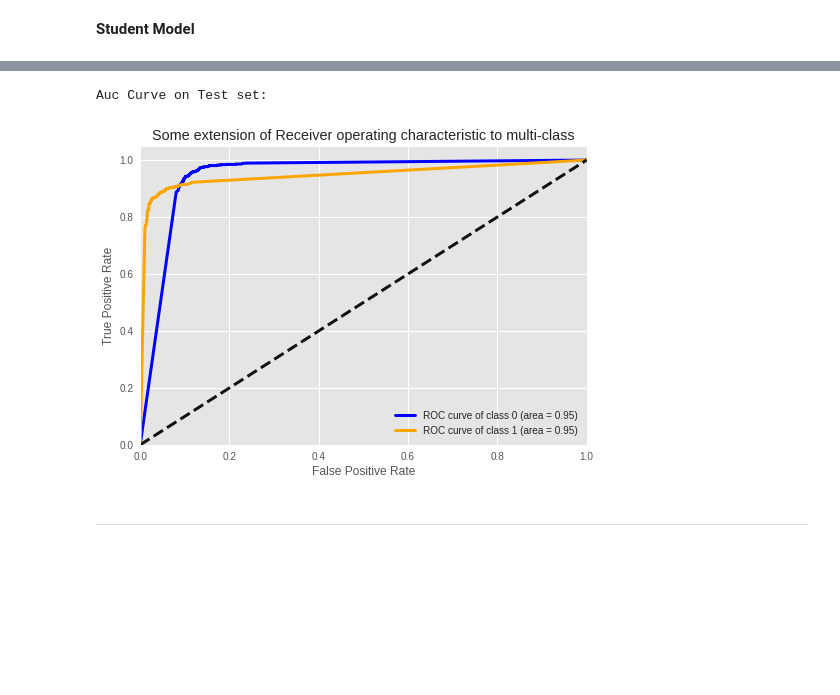
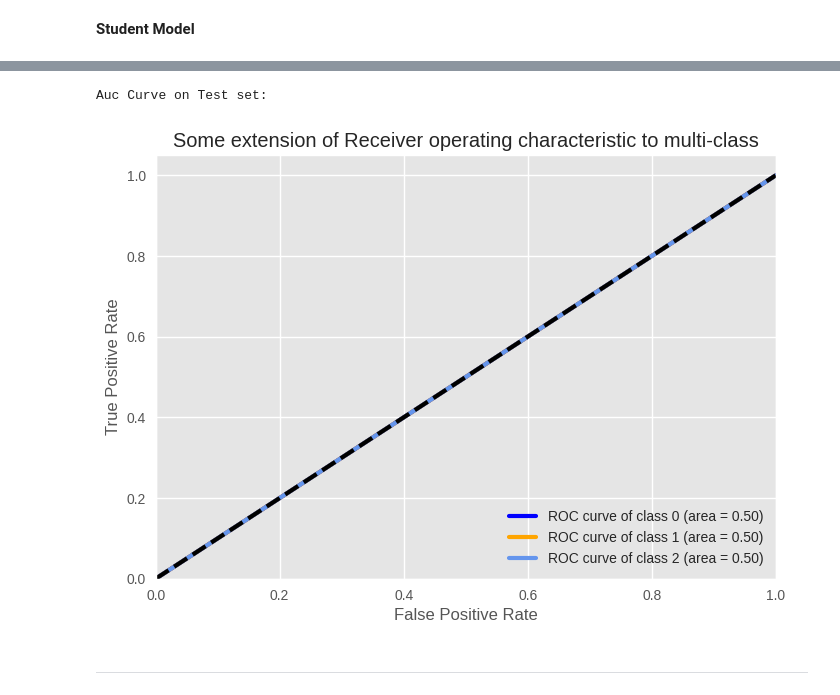
Before and after one commit to mshitie/KD-lesions, a Jupyter notebook: batch_training/Teacher&Student_Batch_32.ipynb, the cells around one changed output, grey strips where cells are left out. Saved outputs shown, nothing was run; the diff lists cells and outputs as text; code cells hidden in the pictures; blank space fills up the shorter version.

```diff
--- a/batch_training/Teacher&Student_Batch_32.ipynb
+++ b/batch_training/Teacher&Student_Batch_32.ipynb
@@ -355,11 +475,11 @@ tpr = dict()
 roc_auc = dict()
 
 for i in range(num_of_classes):
-    fpr[i], tpr[i], _ = roc_curve(Y_test[:, i], y_pred[:, i])
+    fpr[i], tpr[i], _ = roc_curve(y_test[:, i], y_pred[:, i])
     roc_auc[i] = auc(fpr[i], tpr[i])
 
 # Compute micro-average ROC curve and ROC area
-fpr["micro"], tpr["micro"], _ = roc_curve(Y_test.ravel(), y_pred.ravel())
+fpr["micro"], tpr["micro"], _ = roc_curve(y_test.ravel(), y_pred.ravel())
 roc_auc["micro"] = auc(fpr["micro"], tpr["micro"])
 
 
@@ -389,7 +512,7 @@ plt.show()
 # Student model that is stand-alone. We will evaluate its accuracy compared to a teacher trained student model
 # Hyperparameters
 input_shape = (224, 224, 3) # Input shape of each image
-nb_classes = 2
+nb_classes = 3
 
 customstudent = Sequential()
 customstudent.add(Conv2D(128, kernel_size=(3, 3),activation='relu', input_shape=input_shape))
@@ -433,7 +556,7 @@ None
 # Raise the temperature of teacher model and gather the soft targets
 
 # Collect the logits from the previous layer output and store it in a different model
-teacher_WO_Softmax = Model(model.input, model.get_layer('dense').output)
+teacher_WO_Softmax = Model(model.input, model.get_layer('dense_2').output)
 # %%
 # Define a manual softmax function
 def softmax(x):
@@ -607,7 +746,7 @@ import timeit
 
 start = timeit.default_timer()
 #Your statements here
-y_pred_student = customstudent.predict(X_test)
+y_pred_student = customstudent.predict(x_test)
 print(f'My predicted Y_test values are:\n' ,y_pred_student)
 
 stop = timeit.default_timer()
@@ -712,35 +859,35 @@ tpr = dict()
 roc_auc = dict()
 
 for i in range(num_of_classes):
-    fpr[i], tpr[i], _ = roc_curve(Y_test[:, i], y_pred_student[:, i])
+    fpr[i], tpr[i], _ = roc_curve(y_test[:, i], y_pred_student[:, i])
     roc_auc[i] = auc(fpr[i], tpr[i])
 
 # Compute micro-average ROC curve and ROC area
 # fpr["micro"], tpr["micro"], _ = roc_curve(Y_test.ravel(), y_pred_student.ravel())
 # roc_auc["micro"] = auc(fpr["micro"], tpr["micro"])
 
 
 lw = 3
 # Plot all ROC curves
 
 colors = cycle(['blue', 'orange', 'cornflowerblue'])
 for i, color in zip(range(num_of_classes), colors):
     plt.plot(fpr[i],tpr[i], color=color, lw=lw,
              label='ROC curve of class {0} (area = {1:0.2f})'
              ''.format(i, roc_auc[i]))
 
 plt.style.use('ggplot')
 plt.plot([0, 1], [0, 1], 'k--', lw=lw)
 plt.xlim([0.0, 1.0])
 plt.ylim([0.0, 1.05])
 
 plt.xlabel('False Positive Rate')
 plt.ylabel('True Positive Rate')
 plt.title('Some extension of Receiver operating characteristic to multi-class')
 plt.legend(loc="lower right")
 plt.show()
 # %% [output]
 Auc Curve on Test set:
-[figure, old version]
+[figure, new version]
 # %% [markdown]
 -----
```
Also changed, not shown: parts of 37 cells of this notebook.
